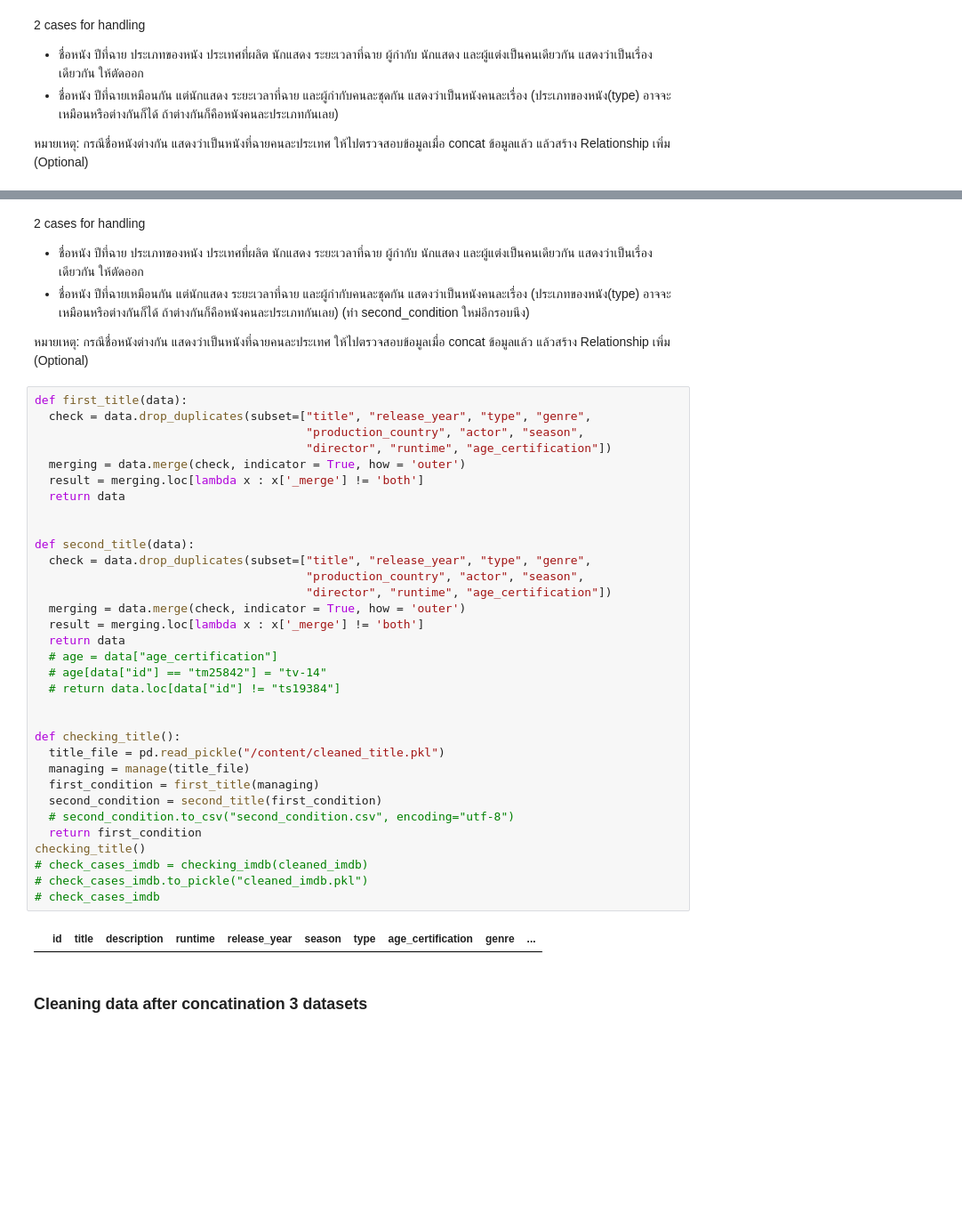
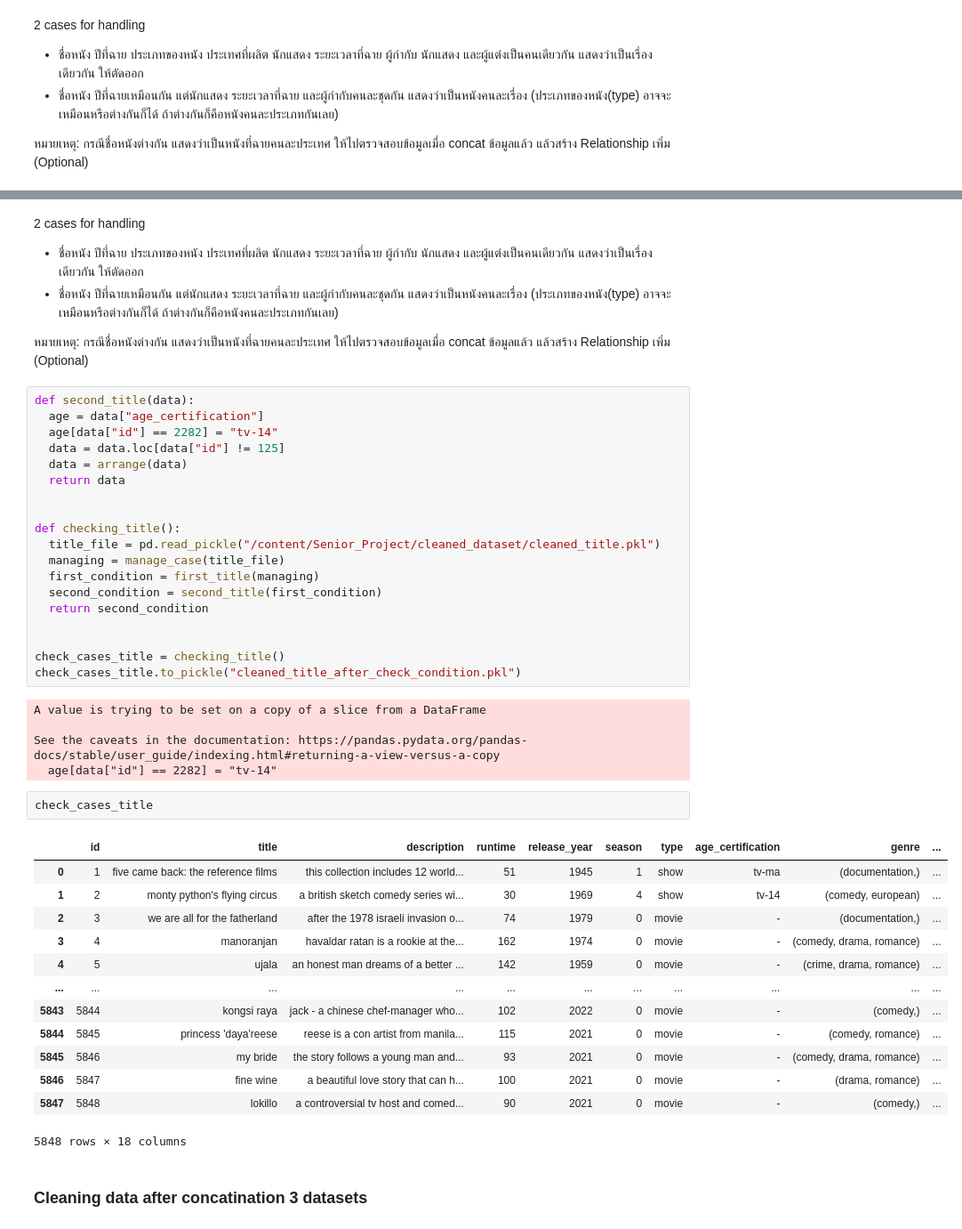
Before and after one commit to zolocapricorn/Senior_Project, a Jupyter notebook: Preparing_data.ipynb, the cells around one changed output, grey strips where cells are left out. Shown at 89% size. Cells and saved outputs as stored; diff of their text form; blank space fills up the shorter version.

```diff
--- a/Preparing_data.ipynb
+++ b/Preparing_data.ipynb
@@ -845,44 +1183,49 @@ cleaned_title
 # %% [markdown]
 2 cases for handling
  - ชื่อหนัง ปีที่ฉาย ประเภทของหนัง ประเทศที่ผลิต นักแสดง ระยะเวลาที่ฉาย ผู้กำกับ นักแสดง และผู้แต่งเป็นคนเดียวกัน แสดงว่าเป็นเรื่องเดียวกัน ให้ตัดออก
- - ชื่อหนัง ปีที่ฉายเหมือนกัน แต่นักแสดง ระยะเวลาที่ฉาย และผู้กำกับคนละชุดกัน แสดงว่าเป็นหนังคนละเรื่อง (ประเภทของหนัง(type) อาจจะเหมือนหรือต่างกันก็ได้ ถ้าต่างกันก็คือหนังคนละประเภทกันเลย) (ทำ second_condition ใหม่อีกรอบนึง)
+ - ชื่อหนัง ปีที่ฉายเหมือนกัน แต่นักแสดง ระยะเวลาที่ฉาย และผู้กำกับคนละชุดกัน แสดงว่าเป็นหนังคนละเรื่อง (ประเภทของหนัง(type) อาจจะเหมือนหรือต่างกันก็ได้ ถ้าต่างกันก็คือหนังคนละประเภทกันเลย)
 
 
  หมายเหตุ: กรณีชื่อหนังต่างกัน แสดงว่าเป็นหนังที่ฉายคนละประเทศ ให้ไปตรวจสอบข้อมูลเมื่อ concat ข้อมูลแล้ว แล้วสร้าง Relationship เพิ่ม (Optional)
-# %%
-def first_title(data):
-  check = data.drop_duplicates(subset=["title", "release_year", "type", "genre",
-                                       "production_country", "actor", "season",
-                                       "director", "runtime", "age_certification"])
-  merging = data.merge(check, indicator = True, how = 'outer')
-  result = merging.loc[lambda x : x['_merge'] != 'both']
-  return data
-
-
-def second_title(data):
-  check = data.drop_duplicates(subset=["title", "release_year", "type", "genre",
-                                       "production_country", "actor", "season",
-                                       "director", "runtime", "age_certification"])
-  merging = data.merge(check, indicator = True, how = 'outer')
-  result = merging.loc[lambda x : x['_merge'] != 'both']
-  return data
-  # age = data["age_certification"]
-  # age[data["id"] == "tm25842"] = "tv-14"
-  # return data.loc[data["id"] != "ts19384"]
-
-
-def checking_title():
-  title_file = pd.read_pickle("/content/cleaned_title.pkl")
-  managing = manage(title_file)
-  first_condition = first_title(managing)
-  second_condition = second_title(first_condition)
-  # second_condition.to_csv("second_condition.csv", encoding="utf-8")
-  return first_condition
-checking_title()
-# check_cases_imdb = checking_imdb(cleaned_imdb)
-# check_cases_imdb.to_pickle("cleaned_imdb.pkl")
-# check_cases_imdb
-# %% [output]
-|  | id | title | description | runtime | release_year | season | type | age_certification | genre | ... |
+# %%
+def second_title(data):
+  age = data["age_certification"]
+  age[data["id"] == 2282] = "tv-14"
+  data = data.loc[data["id"] != 125]
+  data = arrange(data)
+  return data
+
+
+def checking_title():
+  title_file = pd.read_pickle("/content/Senior_Project/cleaned_dataset/cleaned_title.pkl")
+  managing = manage_case(title_file)
+  first_condition = first_title(managing)
+  second_condition = second_title(first_condition)
+  return second_condition
+
+
+check_cases_title = checking_title()
+check_cases_title.to_pickle("cleaned_title_after_check_condition.pkl")
+# %% [output]
+A value is trying to be set on a copy of a slice from a DataFrame
+
+See the caveats in the documentation: https://pandas.pydata.org/pandas-docs/stable/user_guide/indexing.html#returning-a-view-versus-a-copy
+  age[data["id"] == 2282] = "tv-14"
+# %%
+check_cases_title
+# %% [output]
+|  | id | title | description | runtime | release_year | season | type | age_certification | genre | ... |
+| 0 | 1 | five came back: the reference films | this collection includes 12 world... | 51 | 1945 | 1 | show | tv-ma | (documentation,) | ... |
+| 1 | 2 | monty python's flying circus | a british sketch comedy series wi... | 30 | 1969 | 4 | show | tv-14 | (comedy, european) | ... |
+| 2 | 3 | we are all for the fatherland | after the 1978 israeli invasion o... | 74 | 1979 | 0 | movie | - | (documentation,) | ... |
+| 3 | 4 | manoranjan | havaldar ratan is a rookie at the... | 162 | 1974 | 0 | movie | - | (comedy, drama, romance) | ... |
+| 4 | 5 | ujala | an honest man dreams of a better ... | 142 | 1959 | 0 | movie | - | (crime, drama, romance) | ... |
+| ... | ... | ... | ... | ... | ... | ... | ... | ... | ... | ... |
+| 5843 | 5844 | kongsi raya | jack - a chinese chef-manager who... | 102 | 2022 | 0 | movie | - | (comedy,) | ... |
+| 5844 | 5845 | princess 'daya'reese | reese is a con artist from manila... | 115 | 2021 | 0 | movie | - | (comedy, romance) | ... |
+| 5845 | 5846 | my bride | the story follows a young man and... | 93 | 2021 | 0 | movie | - | (comedy, drama, romance) | ... |
+| 5846 | 5847 | fine wine | a beautiful love story that can h... | 100 | 2021 | 0 | movie | - | (drama, romance) | ... |
+| 5847 | 5848 | lokillo | a controversial tv host and comed... | 90 | 2021 | 0 | movie | - | (comedy,) | ... |
+5848 rows × 18 columns
 # %% [markdown]
 ### Cleaning data after concatination 3 datasets
```
Also changed, not shown: parts of 63 cells of this notebook.
